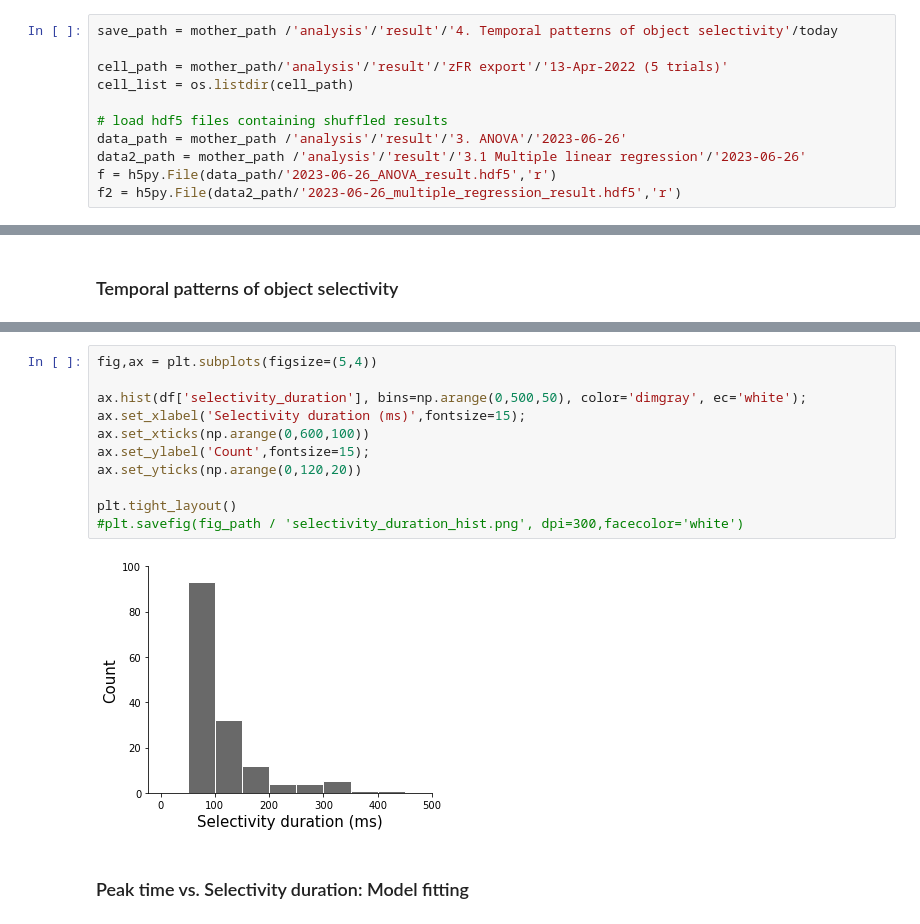
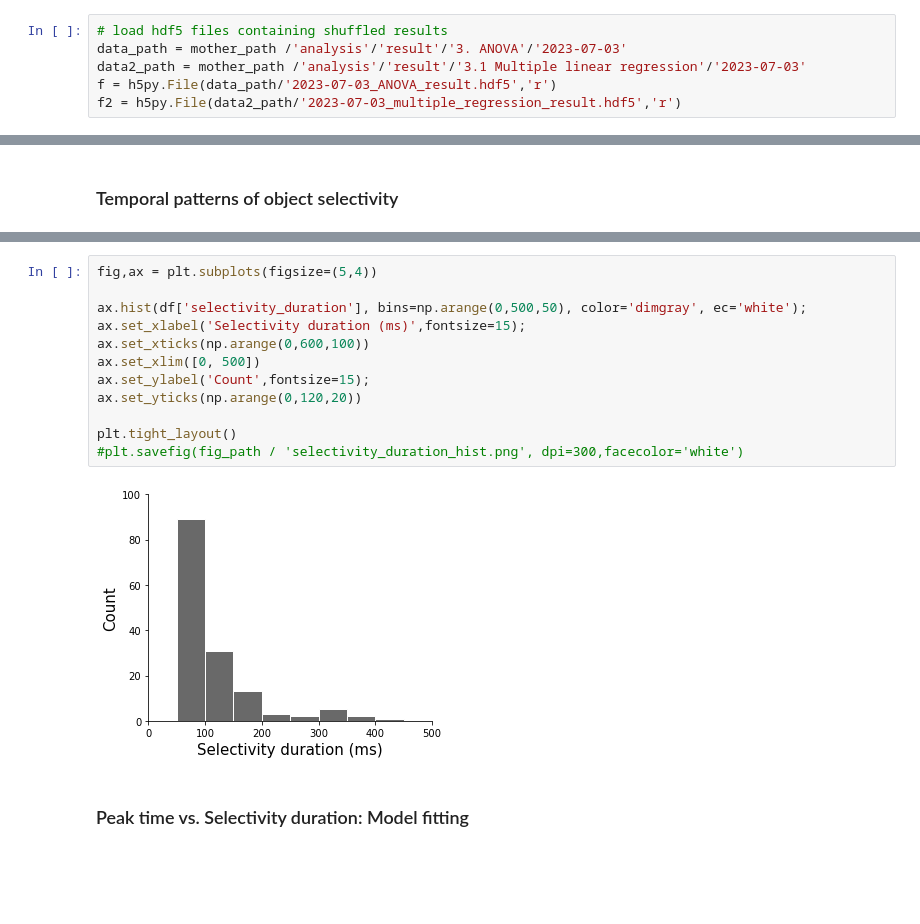
Before and after one commit to heung10/multimodal-object-recognition, a Jupyter notebook: neural/4. Basic properties of object selectivity.ipynb, the cells around one changed output, grey strips where cells are left out. Drawn from its saved outputs; the diff is of its cells as text; blank space fills up the shorter version.

Commit message:
completed response cell analysis

```diff
--- a/neural/4. Basic properties of object selectivity.ipynb
+++ b/neural/4. Basic properties of object selectivity.ipynb
@@ -40,16 +40,11 @@ today = str(date.today())
 # %% [markdown]
 ### Data preparation
 # %%
-save_path = mother_path /'analysis'/'result'/'4. Temporal patterns of object selectivity'/today
-
-cell_path = mother_path/'analysis'/'result'/'zFR export'/'13-Apr-2022 (5 trials)'
-cell_list = os.listdir(cell_path)
-
 # load hdf5 files containing shuffled results
-data_path = mother_path /'analysis'/'result'/'3. ANOVA'/'2023-06-26'
-data2_path = mother_path /'analysis'/'result'/'3.1 Multiple linear regression'/'2023-06-26'
-f = h5py.File(data_path/'2023-06-26_ANOVA_result.hdf5','r')
-f2 = h5py.File(data2_path/'2023-06-26_multiple_regression_result.hdf5','r')
+data_path = mother_path /'analysis'/'result'/'3. ANOVA'/'2023-07-03'
+data2_path = mother_path /'analysis'/'result'/'3.1 Multiple linear regression'/'2023-07-03'
+f = h5py.File(data_path/'2023-07-03_ANOVA_result.hdf5','r')
+f2 = h5py.File(data2_path/'2023-07-03_multiple_regression_result.hdf5','r')
 # %%
 def h5_to_df(f):
     keys = list(f.keys())
@@ -171,16 +166,17 @@ P-value: 0.056139494736370255
 # %%
 fig,ax = plt.subplots(figsize=(5,4))
 
 ax.hist(df['selectivity_duration'], bins=np.arange(0,500,50), color='dimgray', ec='white');
 ax.set_xlabel('Selectivity duration (ms)',fontsize=15);
 ax.set_xticks(np.arange(0,600,100))
+ax.set_xlim([0, 500])
 ax.set_ylabel('Count',fontsize=15);
 ax.set_yticks(np.arange(0,120,20))
 
 plt.tight_layout()
 #plt.savefig(fig_path / 'selectivity_duration_hist.png', dpi=300,facecolor='white')
 # %% [output]
-[figure, old version]
+[figure, new version]
 # %% [markdown]
 ### Peak time vs. Selectivity duration: Model fitting
 # %%
```
Also changed, not shown: parts of 11 cells of this notebook.
